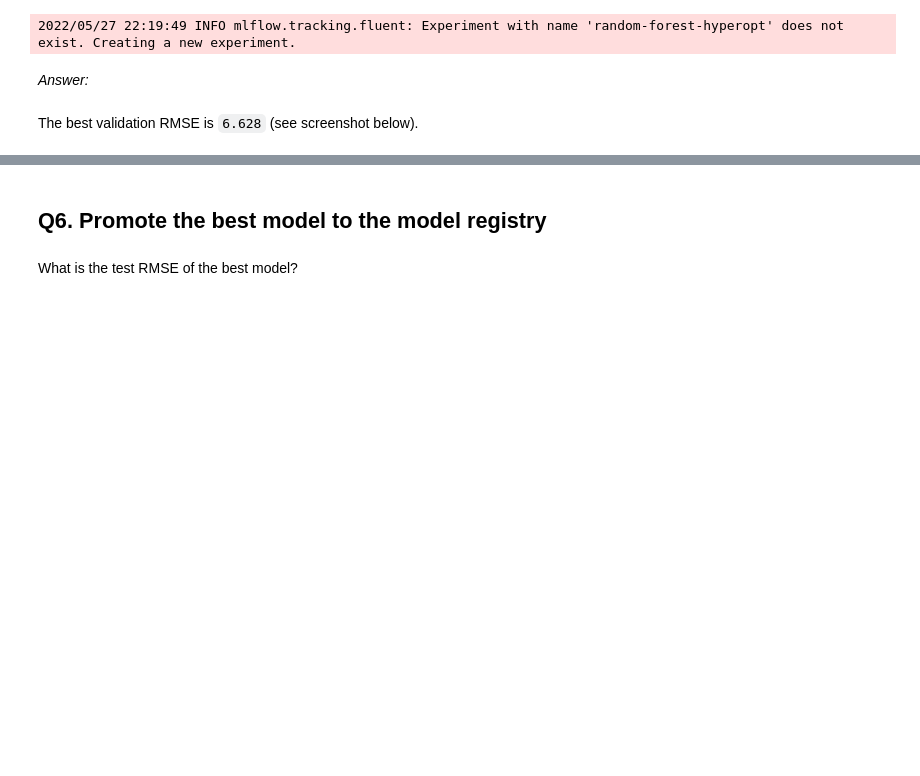
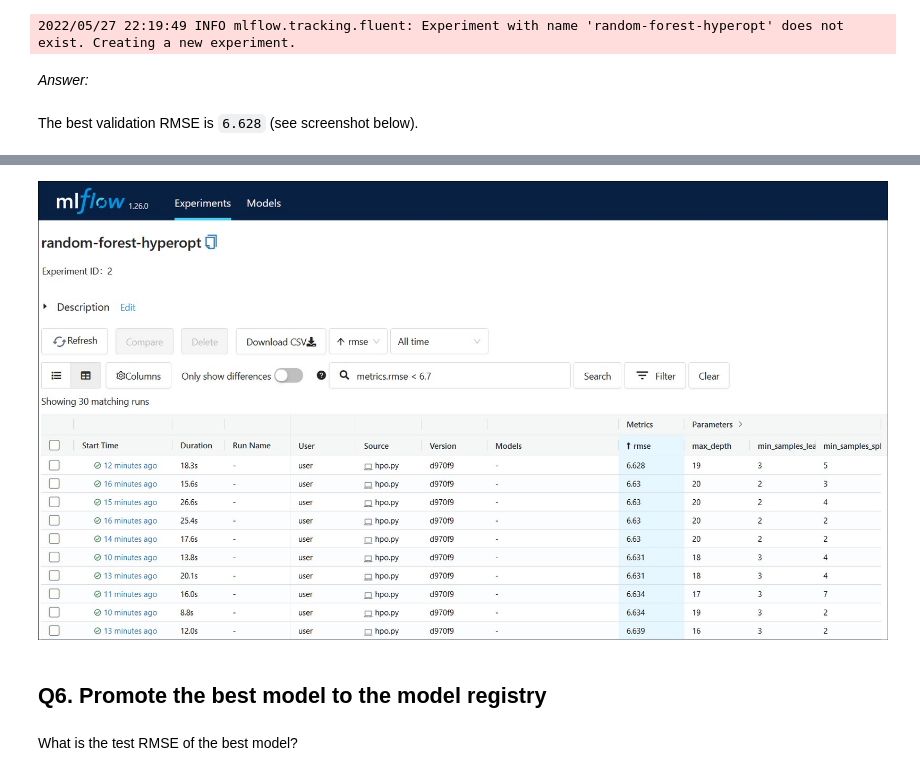
Before and after one commit to shamilnabiyev/mlops-course-dtc, a Jupyter notebook: module-02/homework-02.ipynb, the cells around one changed output, grey strips where cells are left out. Cells and saved outputs as stored; diff of their text form; code cells hidden in the pictures; blank space fills up the shorter version.

```diff
--- a/module-02/homework-02.ipynb
+++ b/module-02/homework-02.ipynb
@@ -79,3 +83,8 @@ The best validation RMSE is `6.628` (see screenshot below).
+# %%
+from IPython.display import Image
+Image(filename="img/q5-hyperopt-rmse-2.jpg")
+# %% [output]
+[figure, added]
 # %% [markdown]
 ## Q6. Promote the best model to the model registry
 # %% [markdown]
```
Also changed, not shown: parts of 8 cells of this notebook.
